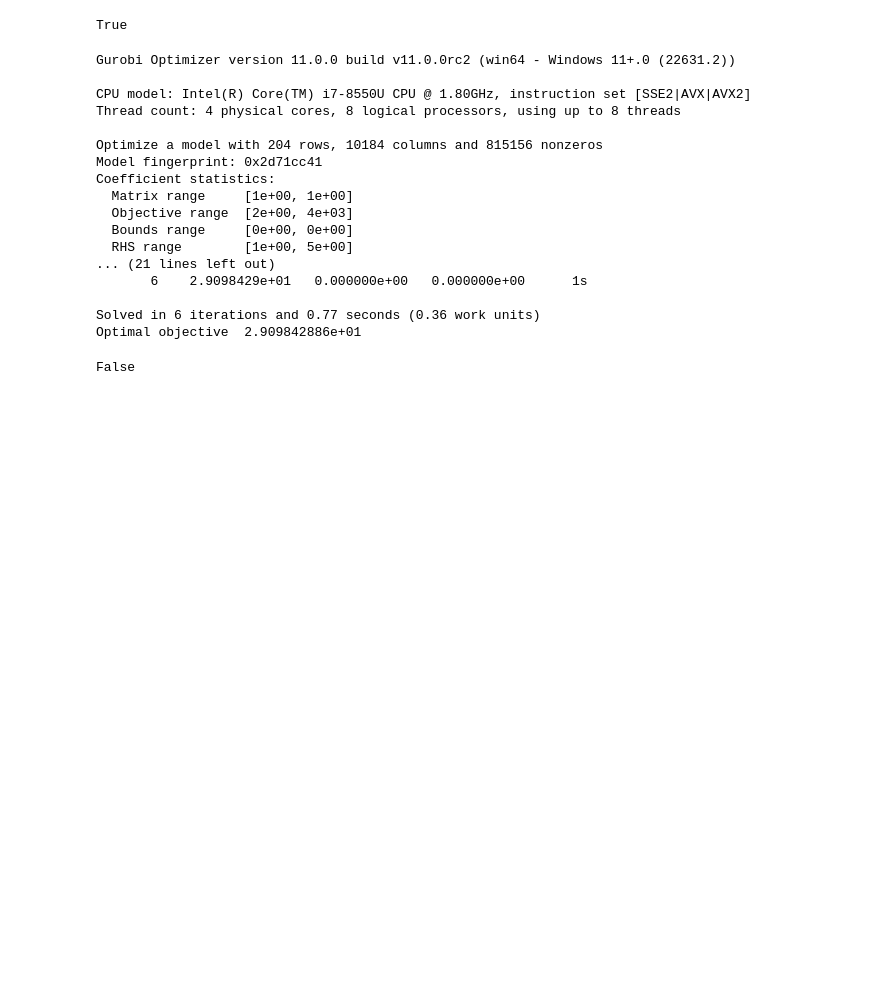
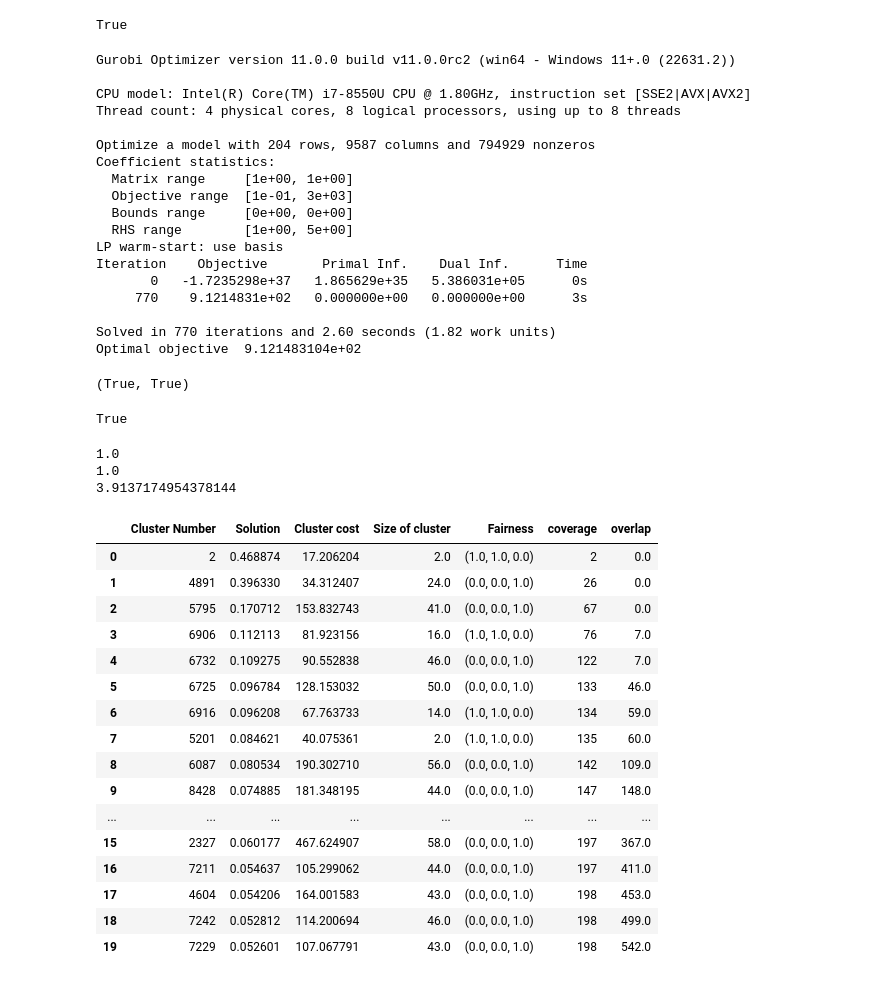
Before and after one commit to aboutalpha/FMR-code, a Jupyter notebook: model_test.ipynb, the cells around one changed output. Saved outputs shown, nothing was run; the diff lists cells and outputs as text; code cells hidden in the pictures; blank space fills up the shorter version.

```diff
--- a/model_test.ipynb
+++ b/model_test.ipynb
@@ -189,8 +275,8 @@ len(Zvars) + len(Slack_vars_partition) + len(Slack_vars_represent) == len(model.
 True
 # %%
 objective = gp.quicksum(Zvars[i] * dist_gurobi[i] for i in range(len(Zvars))) + \
-    gp.quicksum(i * 0 for i in Slack_vars_partition) + \
-    gp.quicksum(i * 0 for i in Slack_vars_represent)
+    gp.quicksum(i * 1000 for i in Slack_vars_partition) + \
+    gp.quicksum(i * 1000 for i in Slack_vars_represent)
 model.setObjective(objective, GRB.MINIMIZE)
 model.optimize()
 # %% [output]
@@ -199,17 +285,57 @@ Gurobi Optimizer version 11.0.0 build v11.0.0rc2 (win64 - Windows 11+.0 (22631.2
 CPU model: Intel(R) Core(TM) i7-8550U CPU @ 1.80GHz, instruction set [SSE2|AVX|AVX2]
 Thread count: 4 physical cores, 8 logical processors, using up to 8 threads
 
-Optimize a model with 204 rows, 10184 columns and 815156 nonzeros
-Model fingerprint: 0x2d71cc41
+Optimize a model with 204 rows, 9587 columns and 794929 nonzeros
 Coefficient statistics:
   Matrix range     [1e+00, 1e+00]
-  Objective range  [2e+00, 4e+03]
+  Objective range  [1e-01, 3e+03]
   Bounds range     [0e+00, 0e+00]
   RHS range        [1e+00, 5e+00]
-... (21 lines left out)
-       6    2.9098429e+01   0.000000e+00   0.000000e+00      1s
+LP warm-start: use basis
+Iteration    Objective       Primal Inf.    Dual Inf.      Time
+       0   -1.7235298e+37   1.865629e+35   5.386031e+05      0s
+     770    9.1214831e+02   0.000000e+00   0.000000e+00      3s
 
-Solved in 6 iterations and 0.77 seconds (0.36 work units)
-Optimal objective  2.909842886e+01
+Solved in 770 iterations and 2.60 seconds (1.82 work units)
+Optimal objective  9.121483104e+02
+# %%
+sum(var.X for var in Slack_vars_partition) == 0, sum(var.X for var in Slack_vars_represent) == 0
+# %% [output]
+(True, True)
+# %%
+solution_no_slack = np.array([z.X for z in Zvars])
+# %%
+np.allclose(np.ones(n),[clusters[:len(solution_no_slack),i] @ solution_no_slack for i in range(n)])
+# %% [output]
+True
+# %%
+for i in range(n,n+l):
+    print(solution_no_slack @ clusters[:solution_no_slack.shape[0],i])
+# %% [output]
+1.0
+1.0
+3.9137174954378144
+# %%
+df2 = create_df(solution_no_slack)
+# %%
+df2[:20]
+# %% [output]
+|  | Cluster Number | Solution | Cluster cost | Size of cluster | Fairness | coverage | overlap |
+| 0 | 2 | 0.468874 | 17.206204 | 2.0 | (1.0, 1.0, 0.0) | 2 | 0.0 |
+| 1 | 4891 | 0.396330 | 34.312407 | 24.0 | (0.0, 0.0, 1.0) | 26 | 0.0 |
+| 2 | 5795 | 0.170712 | 153.832743 | 41.0 | (0.0, 0.0, 1.0) | 67 | 0.0 |
+| 3 | 6906 | 0.112113 | 81.923156 | 16.0 | (1.0, 1.0, 0.0) | 76 | 7.0 |
+| 4 | 6732 | 0.109275 | 90.552838 | 46.0 | (0.0, 0.0, 1.0) | 122 | 7.0 |
+| 5 | 6725 | 0.096784 | 128.153032 | 50.0 | (0.0, 0.0, 1.0) | 133 | 46.0 |
+| 6 | 6916 | 0.096208 | 67.763733 | 14.0 | (1.0, 1.0, 0.0) | 134 | 59.0 |
+| 7 | 5201 | 0.084621 | 40.075361 | 2.0 | (1.0, 1.0, 0.0) | 135 | 60.0 |
+| 8 | 6087 | 0.080534 | 190.302710 | 56.0 | (0.0, 0.0, 1.0) | 142 | 109.0 |
+| 9 | 8428 | 0.074885 | 181.348195 | 44.0 | (0.0, 0.0, 1.0) | 147 | 148.0 |
+| ... | ... | ... | ... | ... | ... | ... | ... |
+| 15 | 2327 | 0.060177 | 467.624907 | 58.0 | (0.0, 0.0, 1.0) | 197 | 367.0 |
+| 16 | 7211 | 0.054637 | 105.299062 | 44.0 | (0.0, 0.0, 1.0) | 197 | 411.0 |
+| 17 | 4604 | 0.054206 | 164.001583 | 43.0 | (0.0, 0.0, 1.0) | 198 | 453.0 |
+| 18 | 7242 | 0.052812 | 114.200694 | 46.0 | (0.0, 0.0, 1.0) | 198 | 499.0 |
+| 19 | 7229 | 0.052601 | 107.067791 | 43.0 | (0.0, 0.0, 1.0) | 198 | 542.0 |
 # %%
 c2 = [var.obj for var in model.getVars()]
@@ -216,7 +343,3 @@ c2 = [var.obj for var in model.getVars()]
-# %%
-c2 == c
-# %% [output]
-False
 # %%
 def get_nonzeros(l):
     res = []
```
Also changed, not shown: parts of 25 cells of this notebook, 16 other files.
